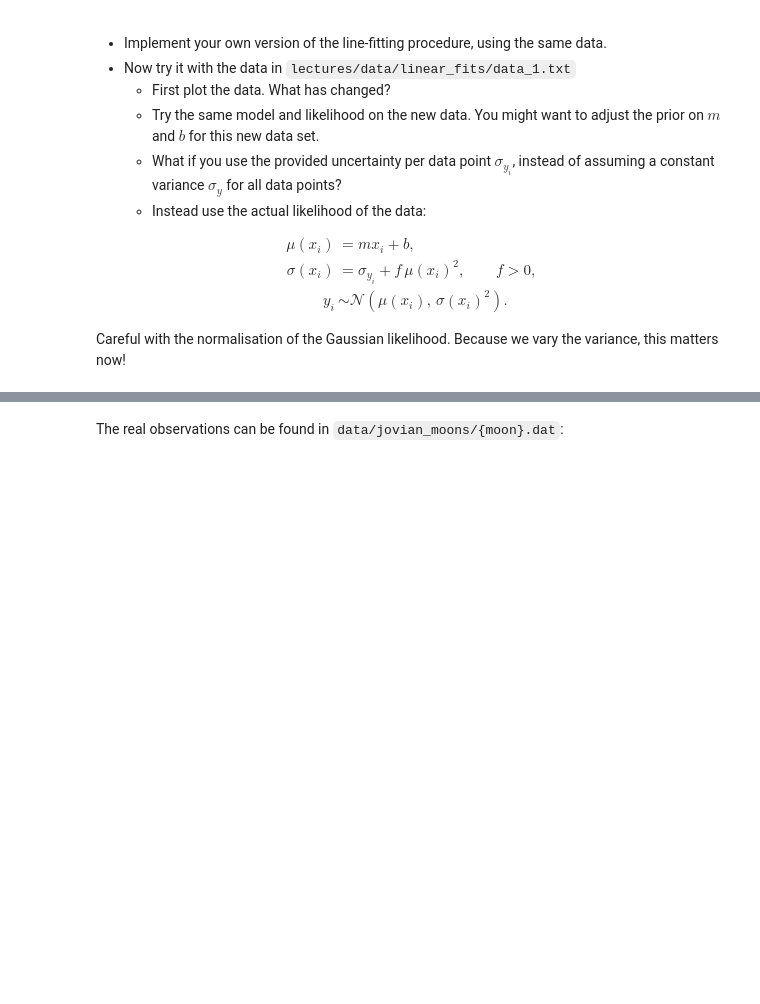
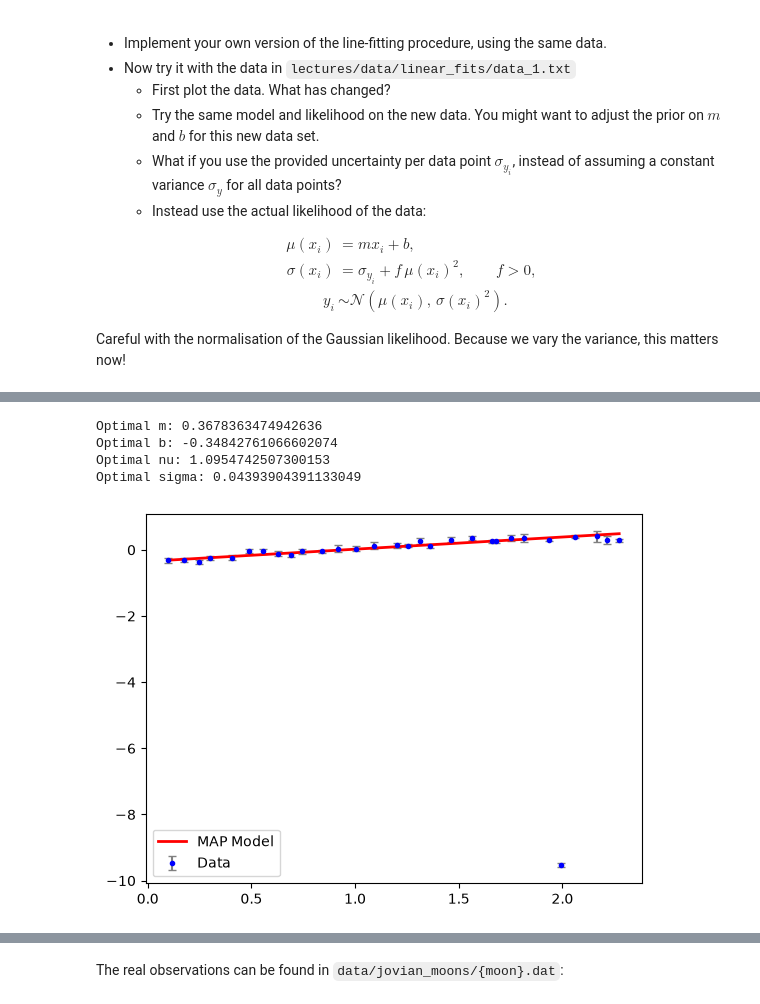
Before and after one commit to lorivandebroek/Bayesian-Stats-HS2026, a Jupyter notebook: my_exercise_solutions/week4_exercise_Laurent.ipynb, the cells around one changed output, grey strips where cells are left out. Cells and saved outputs as stored; diff of their text form; code cells hidden in the pictures; blank space fills up the shorter version.

```diff
--- a/my_exercise_solutions/week4_exercise_Laurent.ipynb
+++ b/my_exercise_solutions/week4_exercise_Laurent.ipynb
@@ -229,0 +317,35 @@ ax.legend()
+# %%
+def log_posterior_D2(parameters, x ,y):
+    log_post = log_likelihood_D2(parameters, x ,y) + log_prior(parameters)
+    return -log_post
+
+# Bounds required, because nu and sigma have restricted prior support
+
+param_bounds = [
+    (None, None),     # m: unrestricted
+    (None, None),     # b: unrestricted
+    (1.0001, None),   # nu: must be > 1, because of prior
+    (1e-6, None)      # sigma: must be > 0, because of prior
+]
+
+
+MAP_D2_result = so.minimize(log_posterior_D2, x0=(1, 2, 6, 5), args=(x, y), method='L-BFGS-B', bounds=param_bounds, tol=1e-10)
+
+m_MAP, b_MAP, nu_MAP, sigma_MAP = MAP_D2_result.x
+
+print(f'Optimal m:', m_MAP)
+print(f'Optimal b:', b_MAP)
+print(f'Optimal nu:', nu_MAP)
+print(f'Optimal sigma:', sigma_MAP)
+
+fig, ax = plt.subplots(1,1)
+
+ax.errorbar(x, y, y_err, ecolor='grey', capsize=3, fmt='.', c='blue', label="Data")
+ax.plot(x, model(m_MAP, b_MAP, x), c='red', lw=2, label="MAP Model")
+ax.legend();
+# %% [output]
+Optimal m: 0.3678363474942636
+Optimal b: -0.34842761066602074
+Optimal nu: 1.0954742507300153
+Optimal sigma: 0.04393904391133049
+[figure, added]
```
Also changed, not shown: parts of 14 cells of this notebook, 3 other files.
